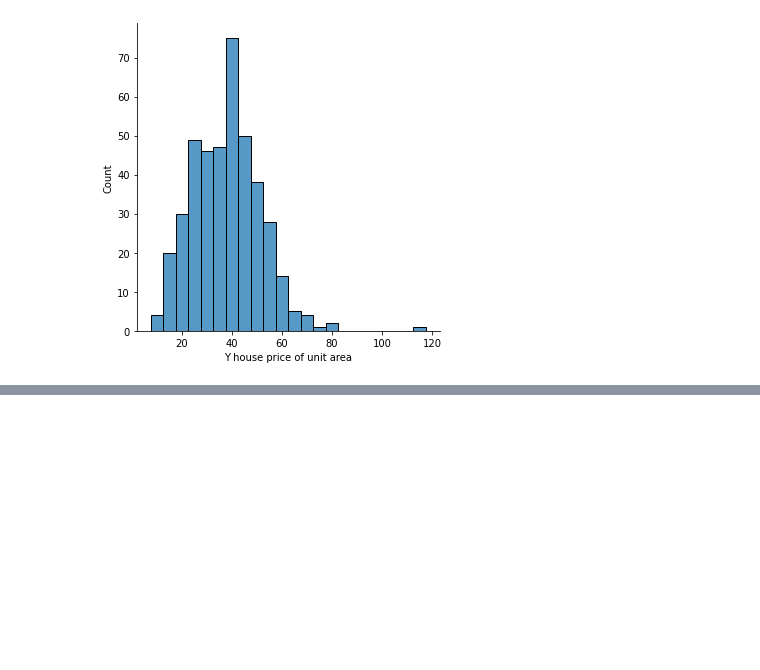
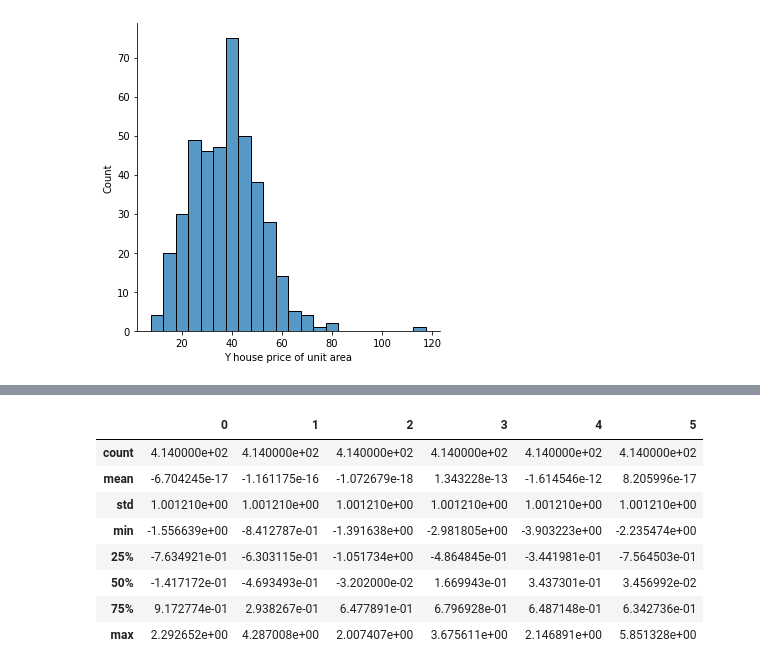
Before and after one commit to Ekaterina37/CS6375.502, a Jupyter notebook: Assignment1_Grad_desc.ipynb, the cells around one changed output, grey strips where cells are left out. Cells and saved outputs as stored; diff of their text form; code cells hidden in the pictures; blank space fills up the shorter version.

```diff
--- a/Assignment1_Grad_desc.ipynb
+++ b/Assignment1_Grad_desc.ipynb
@@ -119,0 +143,16 @@ data.corr()
+# %%
+#standardization
+s = StandardScaler()
+x = pd.DataFrame(s.fit(data).fit_transform(data))
+# %%
+x.describe()
+# %% [output]
+|  | 0 | 1 | 2 | 3 | 4 | 5 |
+| count | 4.140000e+02 | 4.140000e+02 | 4.140000e+02 | 4.140000e+02 | 4.140000e+02 | 4.140000e+02 |
+| mean | -6.704245e-17 | -1.161175e-16 | -1.072679e-18 | 1.343228e-13 | -1.614546e-12 | 8.205996e-17 |
+| std | 1.001210e+00 | 1.001210e+00 | 1.001210e+00 | 1.001210e+00 | 1.001210e+00 | 1.001210e+00 |
+| min | -1.556639e+00 | -8.412787e-01 | -1.391638e+00 | -2.981805e+00 | -3.903223e+00 | -2.235474e+00 |
+| 25% | -7.634921e-01 | -6.303115e-01 | -1.051734e+00 | -4.864845e-01 | -3.441981e-01 | -7.564503e-01 |
+| 50% | -1.417172e-01 | -4.693493e-01 | -3.202000e-02 | 1.669943e-01 | 3.437301e-01 | 3.456992e-02 |
+| 75% | 9.172774e-01 | 2.938267e-01 | 6.477891e-01 | 6.796928e-01 | 6.487148e-01 | 6.342736e-01 |
+| max | 2.292652e+00 | 4.287008e+00 | 2.007407e+00 | 3.675611e+00 | 2.146891e+00 | 5.851328e+00 |
```
Also changed, not shown: parts of 5 cells of this notebook.
